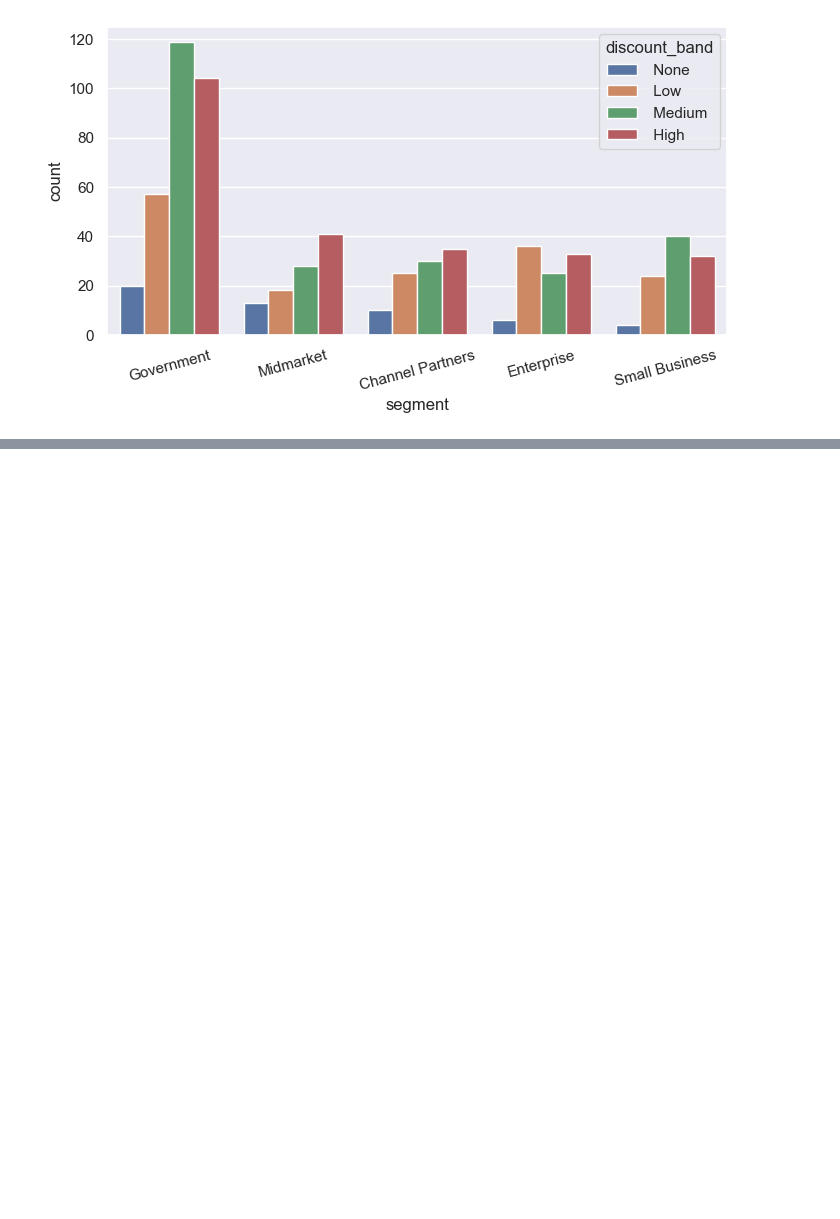
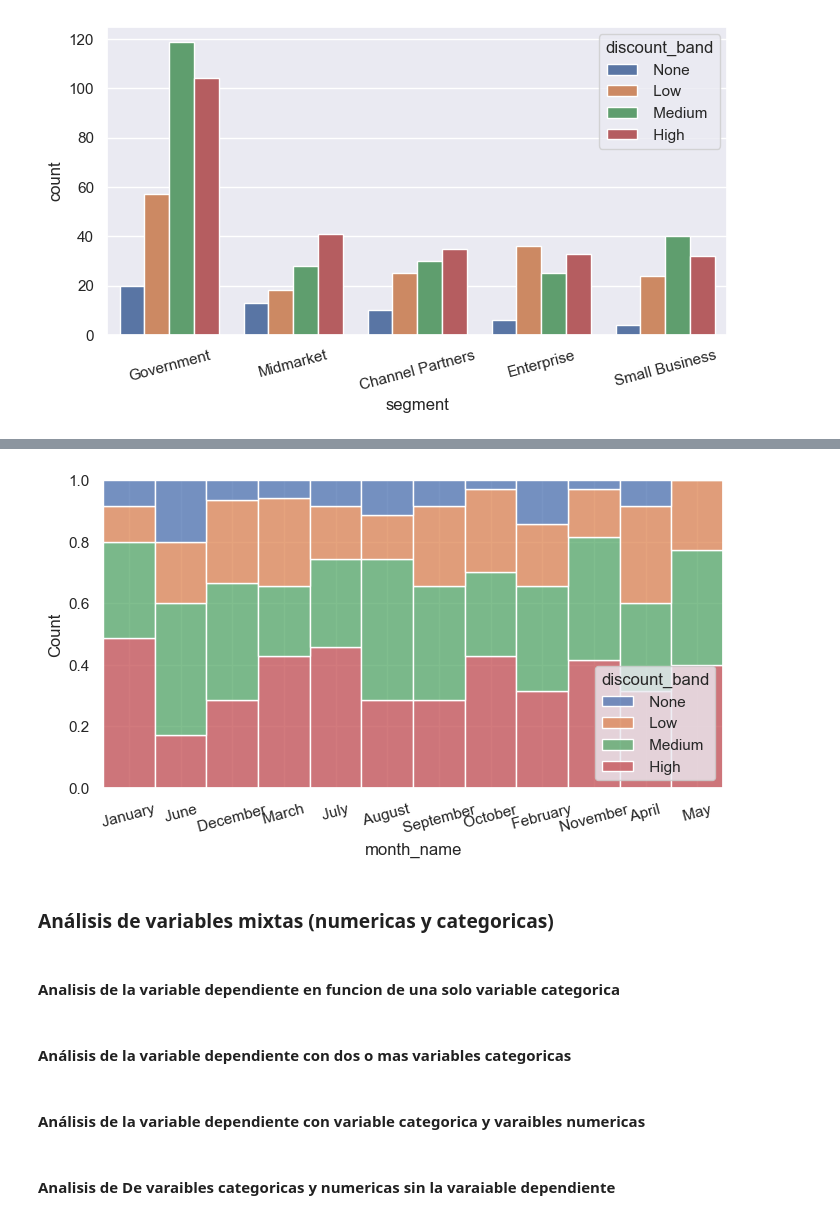
Before and after one commit to jluis-ml/Proyecto-Empresa-Finanzas, a Jupyter notebook: 3_EDA.ipynb, the cells around one changed output, grey strips where cells are left out. Saved outputs shown, nothing was run; the diff lists cells and outputs as text; code cells hidden in the pictures; blank space fills up the shorter version.

```diff
--- a/3_EDA.ipynb
+++ b/3_EDA.ipynb
@@ -466,0 +476,17 @@ plt.show()
+# %%
+plt.figure(figsize=(8,4))
+sns.histplot(data= data, x = "month_name", hue = "discount_band",multiple="fill")
+plt.xticks(rotation=15)
+plt.show()
+# %% [output]
+[figure, added]
+# %% [markdown]
+### Análisis de variables mixtas (numericas y categoricas)
+# %% [markdown]
+#### Analisis de la variable dependiente en funcion de una solo variable categorica
+# %% [markdown]
+#### Análisis de la variable dependiente con dos o mas variables categoricas
+# %% [markdown]
+#### Análisis de la variable dependiente con variable categorica y varaibles numericas
+# %% [markdown]
+#### Analisis de De varaibles categoricas y numericas sin la varaiable dependiente
```
Also changed, not shown: parts of 3 cells of this notebook.
